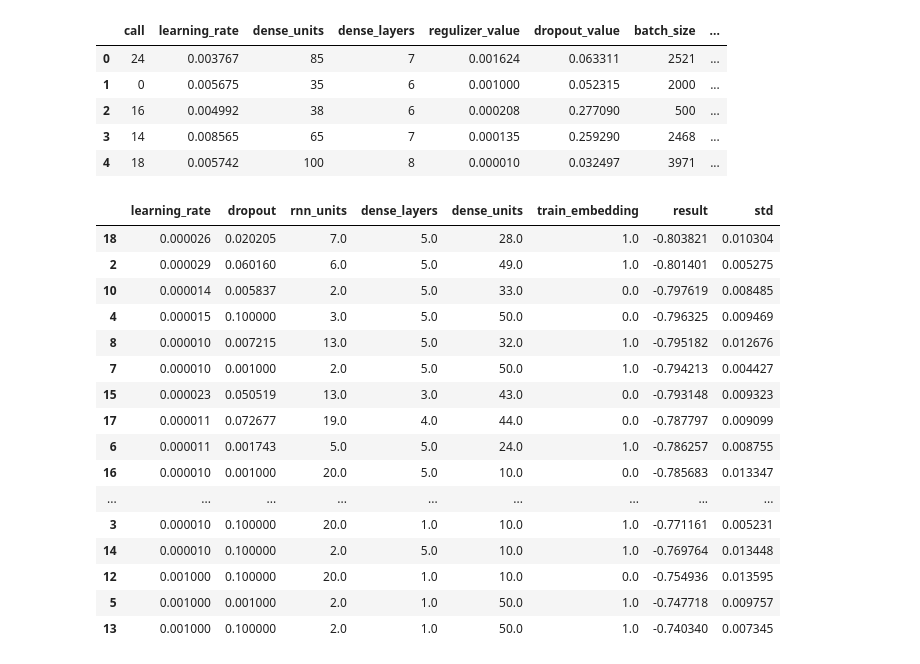
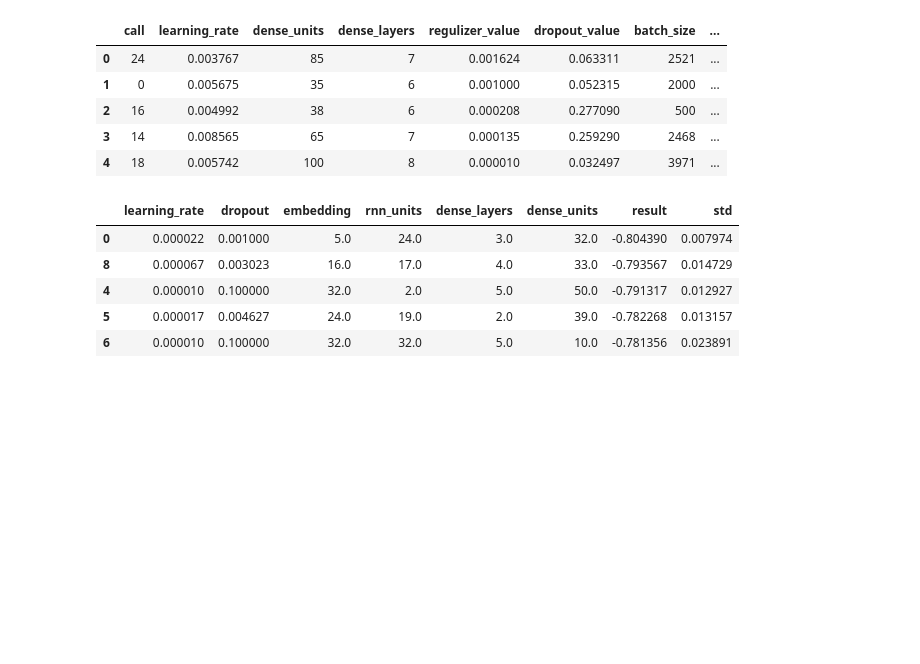
Before and after one commit to llayer/AIErrorLogAnalysis, a Jupyter notebook: training/print_json.ipynb, the cells around one changed output. Cells and saved outputs as stored; diff of their text form; code cells hidden in the pictures; blank space fills up the shorter version.

```diff
--- a/training/print_json.ipynb
+++ b/training/print_json.ipynb
@@ -37,23 +39,12 @@ rnn_att = read_json(path_rnn_att)
-# %%
-rnn.head(50)
-# %% [output]
-|  | learning_rate | dropout | rnn_units | dense_layers | dense_units | train_embedding | result | std |
-| 18 | 0.000026 | 0.020205 | 7.0 | 5.0 | 28.0 | 1.0 | -0.803821 | 0.010304 |
-| 2 | 0.000029 | 0.060160 | 6.0 | 5.0 | 49.0 | 1.0 | -0.801401 | 0.005275 |
-| 10 | 0.000014 | 0.005837 | 2.0 | 5.0 | 33.0 | 0.0 | -0.797619 | 0.008485 |
-| 4 | 0.000015 | 0.100000 | 3.0 | 5.0 | 50.0 | 0.0 | -0.796325 | 0.009469 |
-| 8 | 0.000010 | 0.007215 | 13.0 | 5.0 | 32.0 | 1.0 | -0.795182 | 0.012676 |
-| 7 | 0.000010 | 0.001000 | 2.0 | 5.0 | 50.0 | 1.0 | -0.794213 | 0.004427 |
-| 15 | 0.000023 | 0.050519 | 13.0 | 3.0 | 43.0 | 0.0 | -0.793148 | 0.009323 |
-| 17 | 0.000011 | 0.072677 | 19.0 | 4.0 | 44.0 | 0.0 | -0.787797 | 0.009099 |
-| 6 | 0.000011 | 0.001743 | 5.0 | 5.0 | 24.0 | 1.0 | -0.786257 | 0.008755 |
-| 16 | 0.000010 | 0.001000 | 20.0 | 5.0 | 10.0 | 0.0 | -0.785683 | 0.013347 |
-| ... | ... | ... | ... | ... | ... | ... | ... | ... |
-| 3 | 0.000010 | 0.100000 | 20.0 | 1.0 | 10.0 | 1.0 | -0.771161 | 0.005231 |
-| 14 | 0.000010 | 0.100000 | 2.0 | 5.0 | 10.0 | 1.0 | -0.769764 | 0.013448 |
-| 12 | 0.001000 | 0.100000 | 20.0 | 1.0 | 10.0 | 0.0 | -0.754936 | 0.013595 |
-| 5 | 0.001000 | 0.001000 | 2.0 | 1.0 | 50.0 | 1.0 | -0.747718 | 0.009757 |
-| 13 | 0.001000 | 0.100000 | 2.0 | 1.0 | 50.0 | 1.0 | -0.740340 | 0.007345 |
+# %%
+rnn_embedd.head()
+# %% [output]
+|  | learning_rate | dropout | embedding | rnn_units | dense_layers | dense_units | result | std |
+| 0 | 0.000022 | 0.001000 | 5.0 | 24.0 | 3.0 | 32.0 | -0.804390 | 0.007974 |
+| 8 | 0.000067 | 0.003023 | 16.0 | 17.0 | 4.0 | 33.0 | -0.793567 | 0.014729 |
+| 4 | 0.000010 | 0.100000 | 32.0 | 2.0 | 5.0 | 50.0 | -0.791317 | 0.012927 |
+| 5 | 0.000017 | 0.004627 | 24.0 | 19.0 | 2.0 | 39.0 | -0.782268 | 0.013157 |
+| 6 | 0.000010 | 0.100000 | 32.0 | 32.0 | 5.0 | 10.0 | -0.781356 | 0.023891 |
 # %%
 base_best, base_std = base['cv_score'].iloc[0], base['std'].iloc[1]
 avg_best, avg_std = avg['result'].iloc[0], avg['std'].iloc[0]
```
Also changed, not shown: parts of 4 cells of this notebook, 4 other files.
